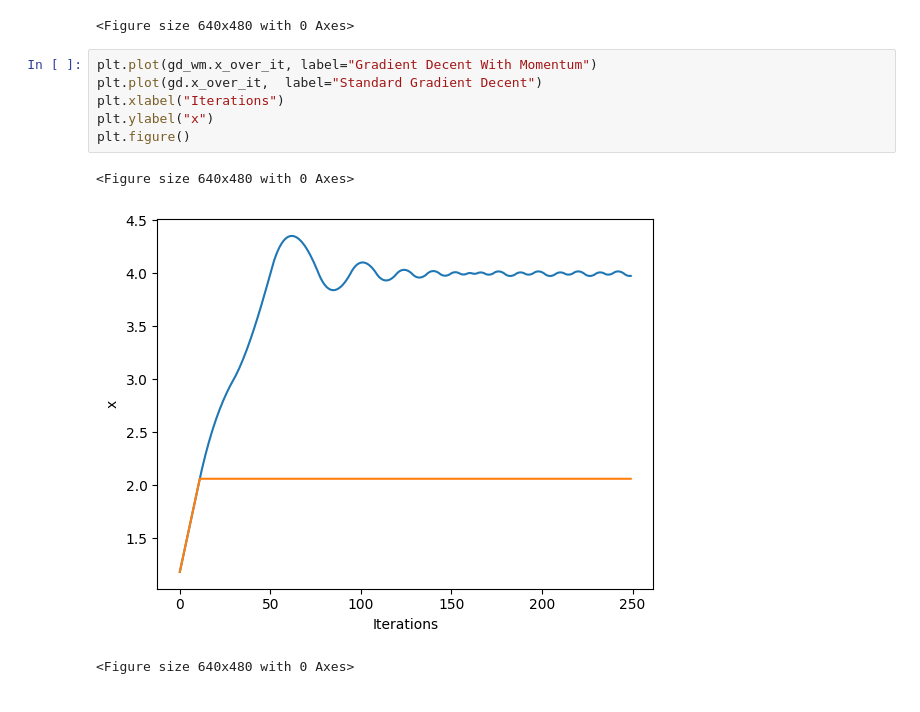
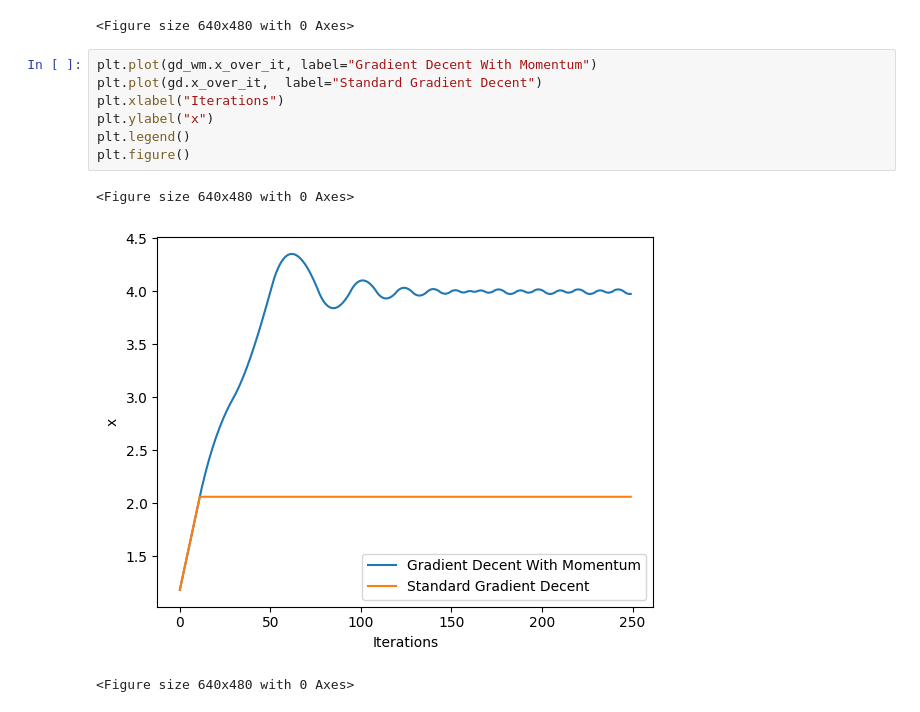
Before and after one commit to carterharrison/math156, a Jupyter notebook: hw3/problem1.ipynb, the cells around one changed output. Cells and saved outputs as stored; diff of their text form.

Commit message:
add figure

```diff
--- a/hw3/problem1.ipynb
+++ b/hw3/problem1.ipynb
@@ -114,10 +114,11 @@ plt.figure()
 # %%
 plt.plot(gd_wm.x_over_it, label="Gradient Decent With Momentum")
 plt.plot(gd.x_over_it,  label="Standard Gradient Decent")
 plt.xlabel("Iterations")
 plt.ylabel("x")
+plt.legend()
 plt.figure()
 # %% [output]
 <Figure size 640x480 with 0 Axes>
-[figure, old version]
+[figure, new version]
 <Figure size 640x480 with 0 Axes>
```
